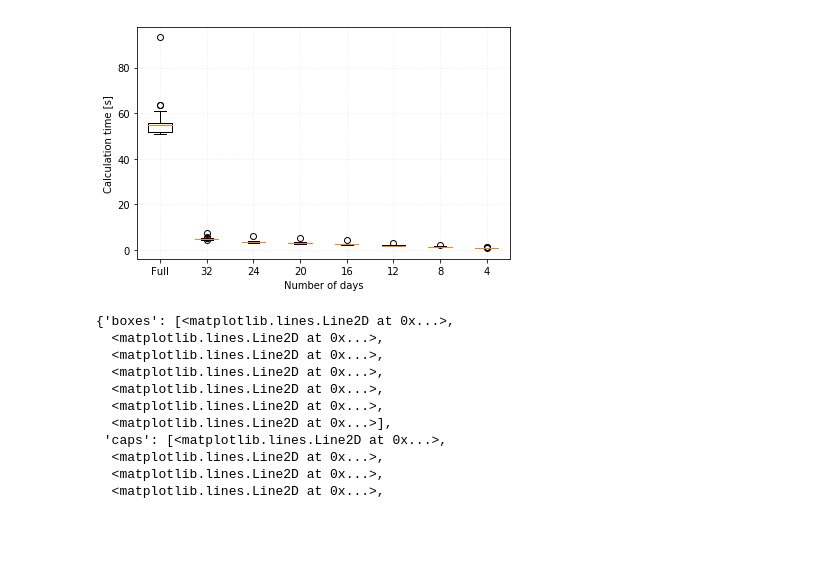
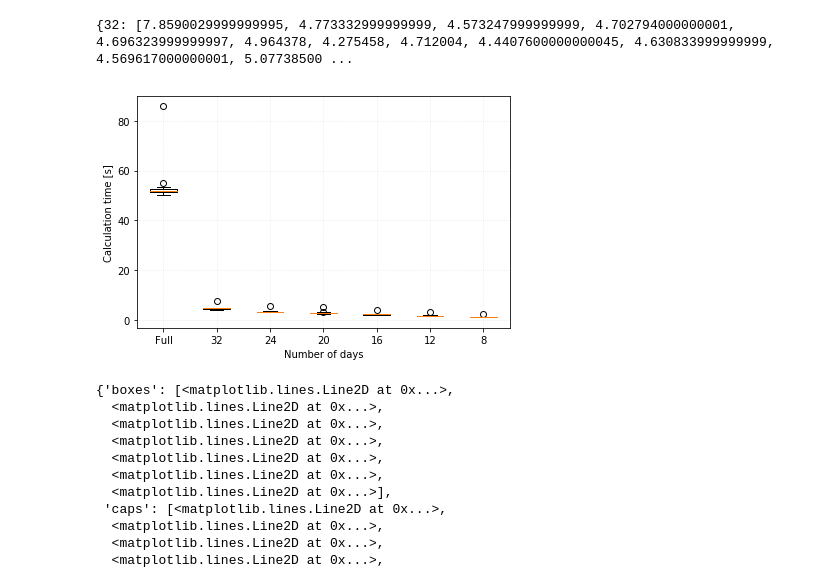
Before and after one commit to energyville/modesto, a Jupyter notebook: misc/RepresentativePeriodsMILP/BoxplotTimes-Copy1.ipynb, the cells around one changed output. Saved outputs shown, nothing was run; the diff lists cells and outputs as text; code cells hidden in the pictures; blank space fills up the shorter version.

```diff
--- a/misc/RepresentativePeriodsMILP/BoxplotTimes-Copy1.ipynb
+++ b/misc/RepresentativePeriodsMILP/BoxplotTimes-Copy1.ipynb
@@ -8,6 +8,6 @@ import pandas as pd
 times = {}
 
 #for num in [4, 5, 6, 7, 8, 9, 10]:
-for num in [4, 8, 12, 16, 20, 24, 32]:
-    df = pd.read_csv('results/1dnewsol/result{}p.txt'.format(num), sep=' ')
+for num in [8, 12, 16, 20, 24, 32]:
+    df = pd.read_csv('results_ordered/1dnewsol/result_ordered{}p.txt'.format(num), sep=' ')
     times[num] = df['t_repr'].values.tolist()
@@ -34,20 +14,24 @@ times
+# %%
+print times
+# %% [output]
+{32: [7.8590029999999995, 4.773332999999999, 4.573247999999999, 4.702794000000001, 4.696323999999997, 4.964378, 4.275458, 4.712004, 4.4407600000000045, 4.630833999999999, 4.569617000000001, 5.07738500 ...
 # %%
 data_ref = pd.read_csv('refresult.txt', sep=' ', index_col=0)
 # %%
 times['Full'] = data_ref['t_full'].values.tolist()
 # %%
 #labels = ['Full', 10, 9, 8,7,6,5,4]
-labels = ['Full', 32, 24, 20, 16, 12, 8, 4]
+labels = ['Full', 32, 24, 20, 16, 12, 8]
 datals = [times[lab] for lab in labels]
 box = plt.boxplot(datals, labels=labels)
 plt.xlabel('Number of days')
 plt.ylabel('Calculation time [s]')
 #plt.ylim(0,35)
 plt.grid(alpha=0.3, linestyle=':')
 plt.tight_layout()
 plt.savefig('BoxplotCalcTime1d.png', dpi=400)
 # %% [output]
-[figure, old version]
+[figure, new version]
 # %%
 box
 # %% [output]
```
Also changed, not shown: parts of 6 cells of this notebook, 2 other files.
